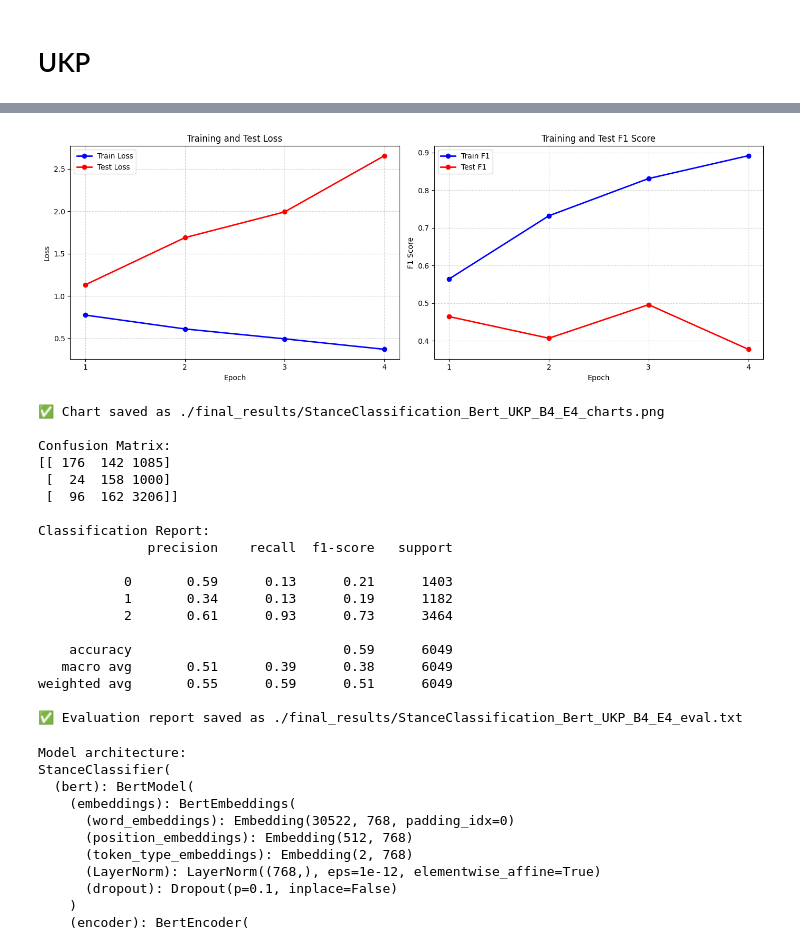
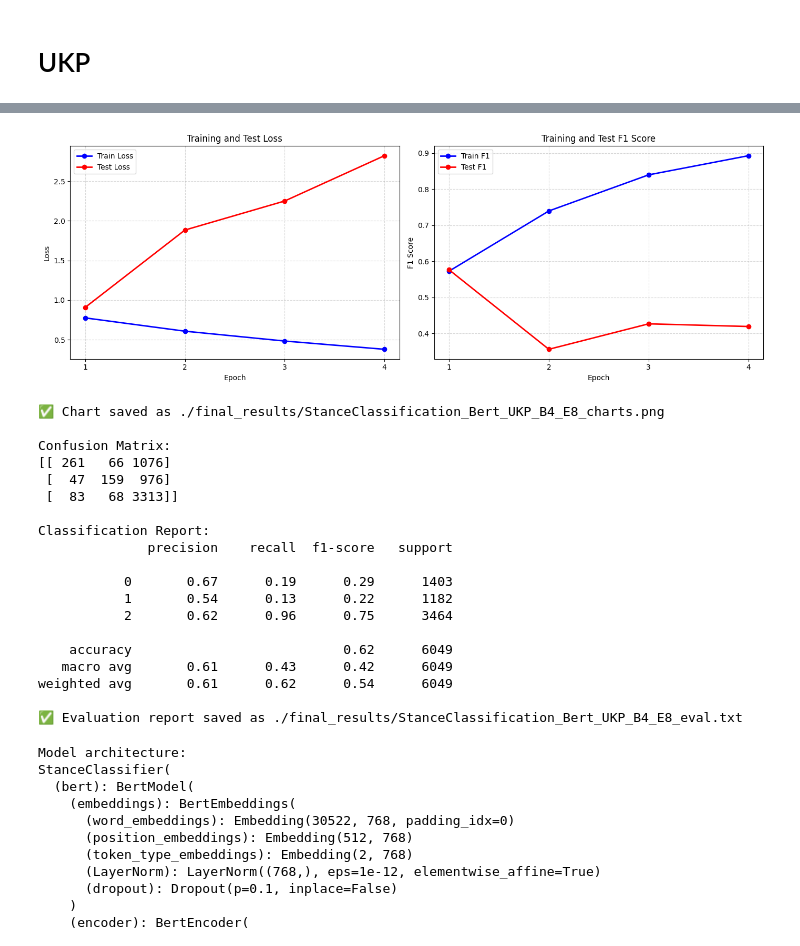
Before and after one commit to myeghaneh/ArguSentiment, a Jupyter notebook: src/experiments.ipynb, the cells around one changed output, grey strips where cells are left out. Cells and saved outputs as stored; diff of their text form; code cells hidden in the pictures.

Commit message:
test revised enrc adaptor

```diff
--- a/src/experiments.ipynb
+++ b/src/experiments.ipynb
@@ -803,11 +835,11 @@ model5, history5, y_test5_pred= train_model(
     X_test=(X_test5['text'].tolist(), X_test5['topic_id'].tolist(), X_test5['nrc_feats'].tolist()),
     y_test=y_test5.tolist(),
     batch_size=4,
-    epochs=4,
+    epochs=8,
     device='cuda' if torch.cuda.is_available() else 'cpu',
     sample_level=True,
     model_name='bert-base-uncased',  # or any HuggingFace model like 'roberta-base'
-    saved_model_path='./final_results/StanceClassification_Bert_UKP_B4_E4.pt'
+    saved_model_path='./final_results/StanceClassification_Bert_UKP_B4_E8.pt'
 )
 # %% [output]
 Model architecture:
@@ -847,26 +882,26 @@ Test Loss: 2.6554, F1: 0.3773, Precision: 0.5142, Recall: 0.3949
 # %%
-plot_training_history_cm_cr(history5, y_true=y_test5, y_pred=y_test5_pred, classes=["0", "1", "2"], run_name='./final_results/StanceClassification_Bert_UKP_B4_E4')
+plot_training_history_cm_cr(history5, y_true=y_test5, y_pred=y_test5_pred, classes=["0", "1", "2"], run_name='./final_results/StanceClassification_Bert_UKP_B4_E8')
 # %% [output]
-[figure, old version]
+[figure, new version]
-✅ Chart saved as ./final_results/StanceClassification_Bert_UKP_B4_E4_charts.png
+✅ Chart saved as ./final_results/StanceClassification_Bert_UKP_B4_E8_charts.png
 
 Confusion Matrix:
-[[ 176  142 1085]
- [  24  158 1000]
- [  96  162 3206]]
+[[ 261   66 1076]
+ [  47  159  976]
+ [  83   68 3313]]
 
 Classification Report:
               precision    recall  f1-score   support
 
-           0       0.59      0.13      0.21      1403
-           1       0.34      0.13      0.19      1182
-           2       0.61      0.93      0.73      3464
+           0       0.67      0.19      0.29      1403
+           1       0.54      0.13      0.22      1182
+           2       0.62      0.96      0.75      3464
 
-    accuracy                           0.59      6049
-   macro avg       0.51      0.39      0.38      6049
-weighted avg       0.55      0.59      0.51      6049
+    accuracy                           0.62      6049
+   macro avg       0.61      0.43      0.42      6049
+weighted avg       0.61      0.62      0.54      6049
 
-✅ Evaluation report saved as ./final_results/StanceClassification_Bert_UKP_B4_E4_eval.txt
+✅ Evaluation report saved as ./final_results/StanceClassification_Bert_UKP_B4_E8_eval.txt
 # %%
 model5_n, history5_n, y_test5_pred_n = train_model(
     X_train=(X_train5_n['text'].tolist(), X_train5_n['topic_id'].tolist()),
```
Also changed, not shown: parts of 18 cells of this notebook.
